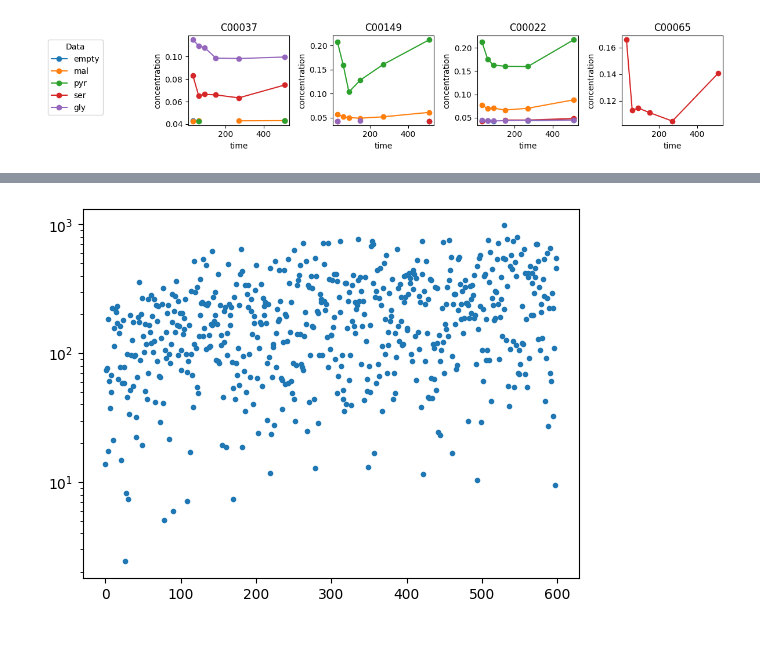
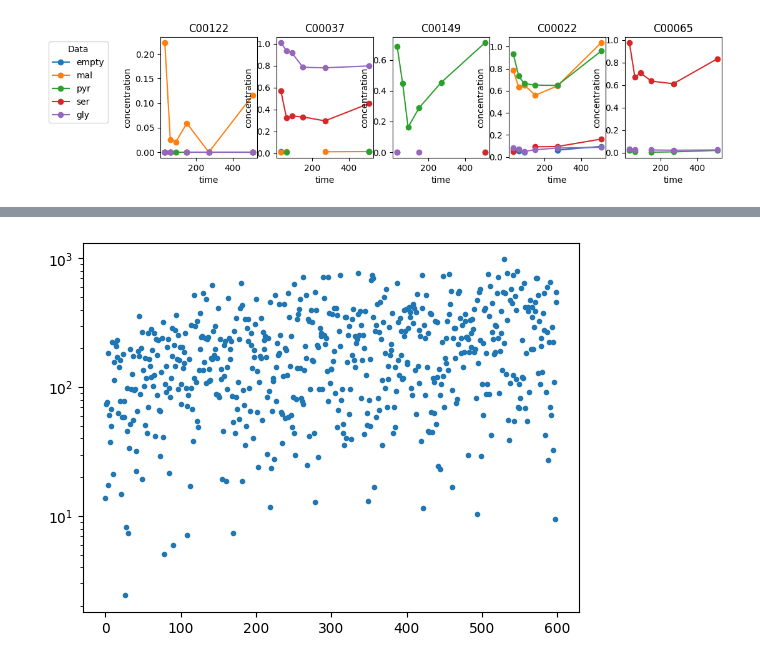
Before and after one commit to carothersresearch/ECFERS, a Jupyter notebook: run_fit_data.ipynb, the cells around one changed output, grey strips where cells are left out. Cells and saved outputs as stored; diff of their text form; code cells hidden in the pictures.

Commit message:
fit all data

```diff
--- a/run_fit_data.ipynb
+++ b/run_fit_data.ipynb
@@ -127,10 +303,9 @@ for i in range(replicates):
     algos.append(algo)
     pops.append(pg.population(train_prob, size = 0))
 # %%
-total_nodes = len(client[:])*10
-
+total_nodes = len(client[:])*1
 for p in pops:
-    xs = np.apply_along_axis(train_myprob._scale, 0, np.array([(np.random.uniform(p/1.5,p*1.5, total_nodes)) for p in p_initial])).T
+    xs = np.apply_along_axis(train_myprob._scale, 0, np.array([(np.random.uniform(p/w,p*w, total_nodes)) for p,w in zip(p_initial,widths)])).T
     fs = udbfe(train_prob,xs.reshape(-1))
     list(map(p.push_back, xs, fs[:,np.newaxis]))
 
@@ -191,41 +392,48 @@ plt.yscale('log')
 # %%
-myprob._setup_rr()
+test_myprob._setup_rr()
+train_myprob._setup_rr()
 
-all_results = [{s:[] for s in m['sample_labels']} for m in myprob.metadata]
-for k,c in enumerate(pops[0].get_x()[np.argsort(pops[0].get_f()[:,0])[:15],:]):
-    res = myprob._simulate(myprob._unscale(c))
-    [[a[s].append(res_dict[s][:,ms.cols[s]][ms.rows[s],:]) for s in m['sample_labels']] for a, res_dict, m, ms in zip(all_results, res, myprob.metadata, myprob.model_stuff)]
+all_results = [[{s:[] for s in m['sample_labels']} for m in t.metadata] for t in [train_myprob, test_myprob]]
+for k,c in enumerate(pops[0].get_x()[np.argsort(pops[0].get_f()[:,0])[:6],:]):
+    # test_res = test_myprob._simulate(test_myprob._unscale(c))
+    uc = train_myprob._unscale(c)
+    train_res = train_myprob._simulate(uc)
+    [[a[s].append(res_dict[s][:,ms.cols[s]][ms.rows[s],:]) for s in m['sample_labels']] for a, res_dict, m, ms in zip(all_results[0], train_res, train_myprob.metadata, train_myprob.model_stuff)]
+    # [[a[s].append(res_dict[s][:,ms.cols[s]][ms.rows[s],:]) for s in m['sample_labels']] for a, res_dict, m, ms in zip(all_results[1], test_res, test_myprob.metadata, test_myprob.model_stuff)]
 # %%
-plt.figure(figsize=(12,2.5))
-for s in metadata['sample_labels']:
-    for i,m in enumerate(metadata['measurement_labels']):
-        plt.subplot(1,5,i+2)
-        plt.plot(metadata['timepoints'][s]/60, measurements[s][:,i],'-o')
-        plt.title(m)
-        plt.xlabel('time')
-        plt.ylabel('concentration')
+for metadata, measurements, results in zip(train_myprob.metadata, train_myprob.data, all_results[0]):
+    plt.figure(figsize=(14,2.5))
+    for s in metadata['sample_labels']:
+        for i,m in enumerate(metadata['measurement_labels']):
+            plt.subplot(1,len(metadata['measurement_labels'])+1,i+2)
+            plt.plot(metadata['timepoints'][s]/60, measurements[s][:,i],'-o')
+            plt.title(m)
+            plt.xlabel('time')
+            plt.ylabel('concentration')
 
-plt.subplot(1,5,1)
-[plt.plot(metadata['timepoints'][s], measurements[s][:,i]/np.nan,'-o') for s in metadata['sample_labels']]
-plt.legend(metadata['sample_labels'], loc='upper left', title='Data')
-plt.gca().axis('off')
-plt.tight_layout()
+    plt.subplot(1,5,1)
+    [plt.plot(metadata['timepoints'][s], measurements[s][:,i]/np.nan,'-o') for s in metadata['sample_labels']]
+    plt.legend(metadata['sample_labels'], loc='upper left', title='Data')
+    plt.gca().axis('off')
+    plt.tight_layout()
 
-plt.figure(figsize=(12,2.5))
-for s in metadata['sample_labels']:
-    for i,m in enumerate(metadata['measurement_labels']):
-        plt.subplot(1,5,i+2)
-        mean = np.mean(all_results[s],0)[:,i]
-        std = np.std(all_results[s],0)[:,i]
-        p = plt.plot(metadata['timepoints'][s]/60, mean,'-o')
-        plt.fill_between(metadata['timepoints'][s]/60, mean - std, mean + std, alpha=0.1, color = p[-1].get_color())
-        plt.title(m)
-        plt.xlabel('time')
-        plt.ylabel('concentration')
 
-plt.subplot(1,5,1)
-[plt.plot(metadata['timepoints'][s], measurements[s][:,i]/np.nan,'-o') for s in metadata['sample_labels']]
-plt.legend(metadata['sample_labels'], loc='upper left', title='Model')
-plt.gca().axis('off')
-plt.tight_layout()
+    plt.figure(figsize=(14,2.5))
+    for s in metadata['sample_labels']:
+        for i,m in enumerate(metadata['measurement_labels']):
+            plt.subplot(1,len(metadata['measurement_labels'])+1,i+2)
+            if s in results.keys():
+                mean = np.mean(results[s],0)[:,i]
+                std = np.std(results[s],0)[:,i]
+                p = plt.plot(metadata['timepoints'][s]/60, mean,'-o')
+                plt.fill_between(metadata['timepoints'][s]/60, mean - std, mean + std, alpha=0.1, color = p[-1].get_color())
+            plt.title(m)
+            plt.xlabel('time')
+            plt.ylabel('concentration')
+
+    plt.subplot(1,5,1)
+    [plt.plot(metadata['timepoints'][s], measurements[s][:,i]/np.nan,'-o') for s in metadata['sample_labels'] if s in results.keys()]
+    plt.legend(results.keys(), loc='upper left', title='Model')
+    plt.gca().axis('off')
+    plt.tight_layout()
 # %% [output]
@@ -232 +444 @@ plt.tight_layout()
-[figure, old version]
+[figure, new version]
```
Also changed, not shown: parts of 26 cells of this notebook, 8 other files.
